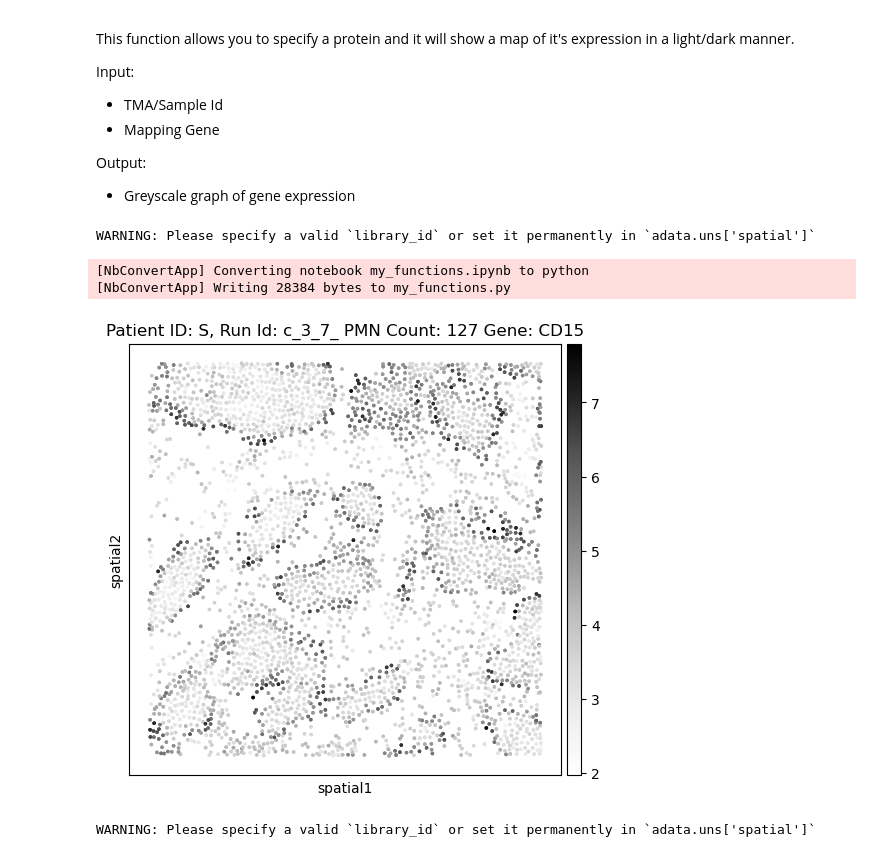
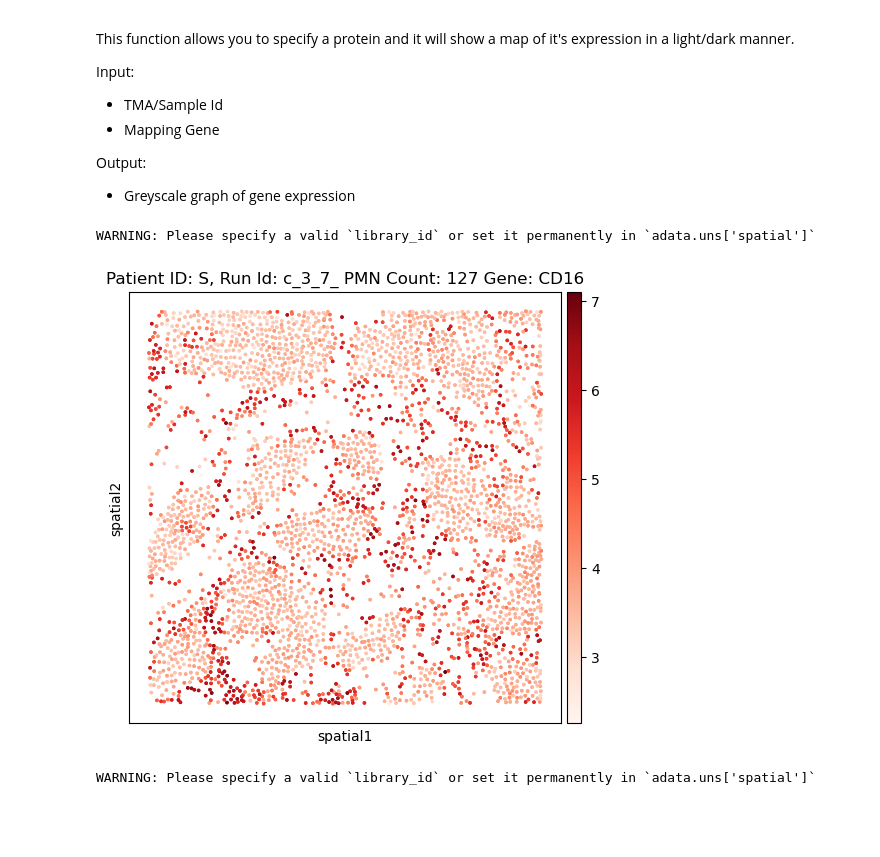
Before and after one commit to EDJohns/2025-Dinh-Lab-Research-Project, a Jupyter notebook: Shapiro 2025 Project/Python SquidPy/Protein Gene Expression.ipynb, the cells around one changed output. Drawn from its saved outputs; the diff is of its cells as text; code cells hidden in the pictures; blank space fills up the shorter version.

```diff
--- a/Shapiro 2025 Project/Python SquidPy/Protein Gene Expression.ipynb
+++ b/Shapiro 2025 Project/Python SquidPy/Protein Gene Expression.ipynb
@@ -156,38 +156,36 @@ import my_functions
 warnings.filterwarnings("ignore")
 
 cell_ID_like="c_3_7_"
-mapping_gene="CD15"
+mapping_gene="CD16"
 
 subset = adata[adata.obs.cell_ID.str.contains(cell_ID_like)]
 pmn_count = my_functions.pmn_counter(adata, cell_ID_like)["PMN Count"]
 patient_id = subset.obs["Patient.ID"].unique()[0]
 
 # Convert to categorical without setting all 12 types
 subset.obs["merged_annot_cluster"] = subset.obs["merged_annot_cluster"].astype("category")
 
 # Get gene expression and store in obs
 gene_values = subset[:, mapping_gene].X
 if hasattr(gene_values, "toarray"):  # handle sparse matrix
     gene_values = gene_values.toarray().flatten()
 else:
     gene_values = gene_values.flatten()
 
 subset.obs[f"{mapping_gene}_expression"] = gene_values
 
 # Plot using gene expression as color
 sq.pl.spatial_scatter(
     subset,
     shape=None,
     color=f"{mapping_gene}_expression",
     size=10,
-    cmap="Greys",  # optional: you can change color map
+    cmap="Reds",  # optional: you can change color map
     title=f"Patient ID: {patient_id}, Run Id: {cell_ID_like} PMN Count: {pmn_count} Gene: {mapping_gene}"
 )
 # %% [output]
 WARNING: Please specify a valid `library_id` or set it permanently in `adata.uns['spatial']`
-[NbConvertApp] Converting notebook my_functions.ipynb to python
-[NbConvertApp] Writing 28384 bytes to my_functions.py
-[figure, old version]
+[figure, new version]
 # %%
 import squidpy as sq
 import warnings
```
Also changed, not shown: 4 other files.
